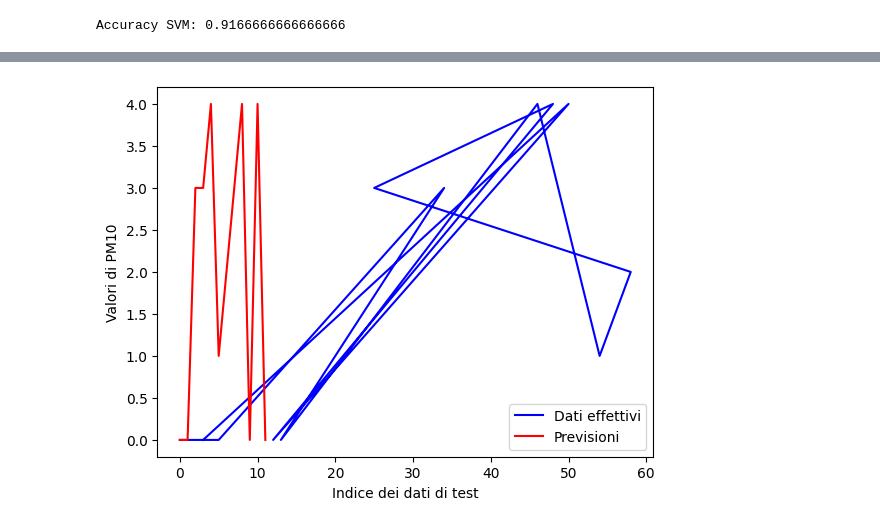
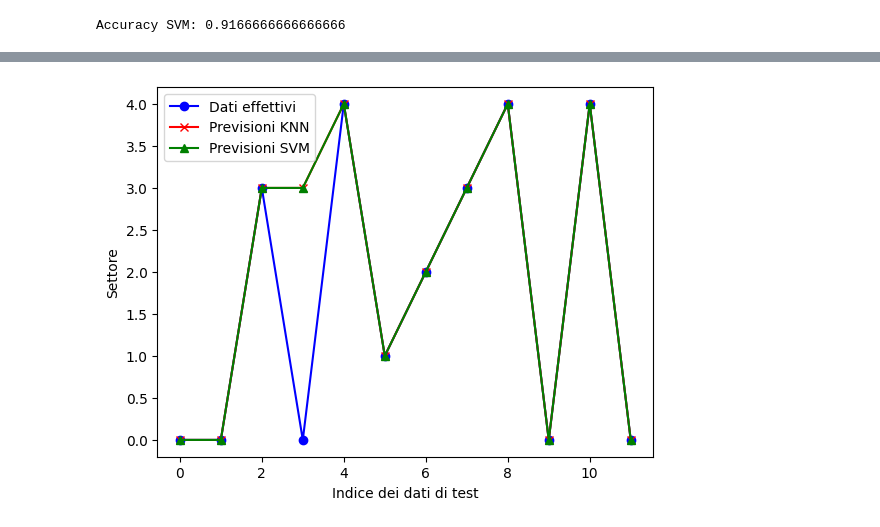
Before and after one commit to Gabroz4/esame_AI_BS, a Jupyter notebook: Test_IA.ipynb, the cells around one changed output, grey strips where cells are left out. Drawn from its saved outputs; the diff is of its cells as text; code cells hidden in the pictures.

Commit message:
plotting corretto fase 2

```diff
--- a/Test_IA.ipynb
+++ b/Test_IA.ipynb
@@ -264,18 +295,21 @@ Errore quadratico medio: 1.9606167078018188
 # %%
 # Plot dei dati effettivi
-plt.plot(y_test, label='Dati effettivi', color='blue')
+plt.plot(y_test.values, label='Dati effettivi', color='blue', marker='o')
 
-# Plot delle previsioni
-plt.plot(y_pred_knn, label='Previsioni', color='red')
+# Plot delle previsioni KNeighborsClassifier
+plt.plot(y_pred_knn, label='Previsioni KNN', color='red', marker='x')
+
+# Plot delle previsioni SVM
+plt.plot(y_pred_svm, label='Previsioni SVM', color='green', marker='^')
 
 # Aggiungi etichette agli assi
 plt.xlabel('Indice dei dati di test')
-plt.ylabel('Valori di PM10')
+plt.ylabel('Settore')
 
 # Aggiungi una legenda
 plt.legend()
 
 # Mostra il grafico
 plt.show()
 # %% [output]
-[figure, old version]
+[figure, new version]
```
Also changed, not shown: parts of 18 cells of this notebook, 1 other file.
